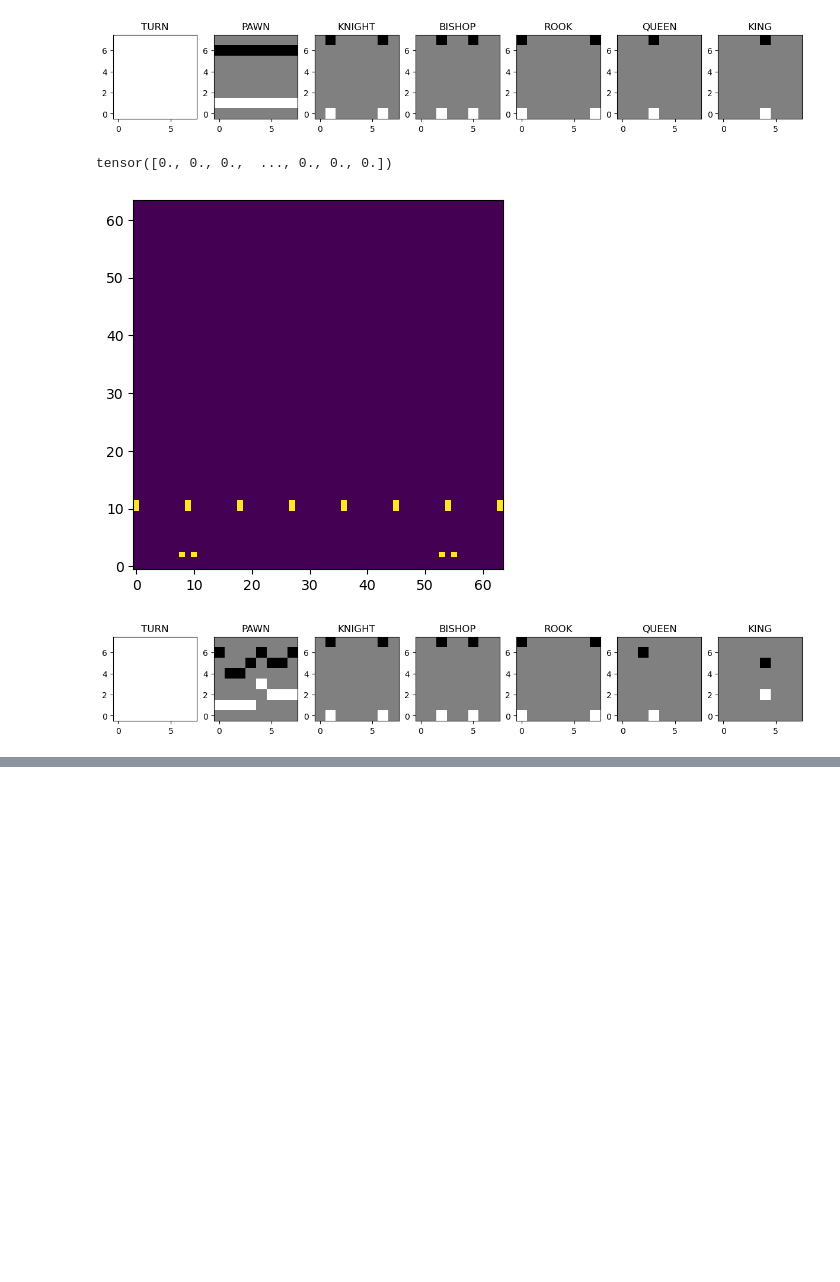
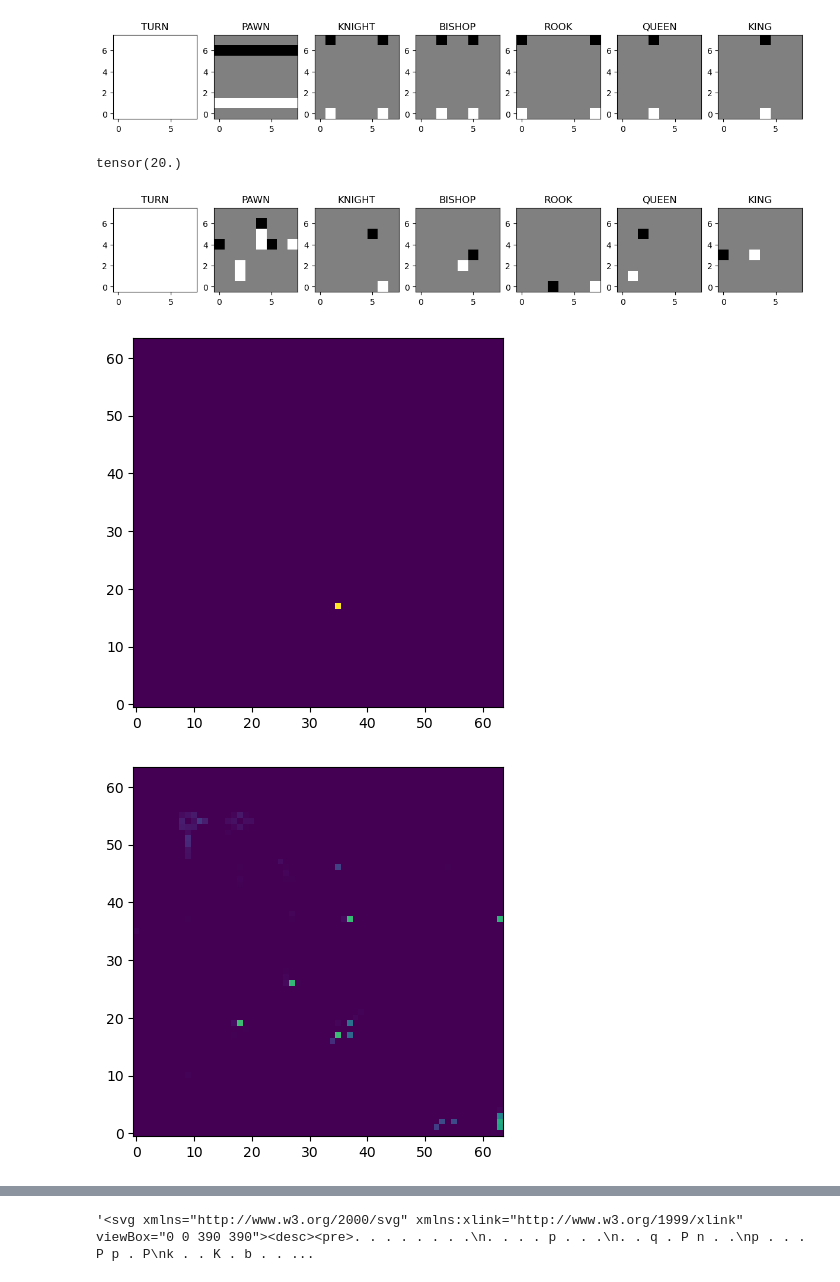
Before and after one commit to krkartikay/chess-sl, a Jupyter notebook: visualizations.ipynb, the cells around one changed output, grey strips where cells are left out. Cells and saved outputs as stored; diff of their text form; code cells hidden in the pictures; blank space fills up the shorter version.

Commit message:
Visualizations

```diff
--- a/visualizations.ipynb
+++ b/visualizations.ipynb
@@ -3,7 +3,7 @@ import torch
 from model import *
 # %%
 model = ChessModel()
-with open("results/exp_dev/model.pt", "rb") as model_file:
+with open("results/exp_dev/model_015.pt", "rb") as model_file:
     model.load_state_dict(torch.load(model_file))
 model
 # %% [output]
@@ -45,11 +46,11 @@ plot_pos_tensor(tensor)
 moves_start = torch.zeros(64*64)
 valid_actions_start = [move_to_action(move) for move in board.legal_moves]
 moves_start[valid_actions_start] = 1
-moves_start
+moves_start.sum()
 # %% [output]
-tensor([0., 0., 0.,  ..., 0., 0., 0.])
+tensor(20.)
 # %%
-def plot_move_set(moves: torch.tensor):
+def plot_move_set(moves: torch.Tensor):
     moves_view = torch.zeros(64, 64)
     for start_row in range(8):
         for start_col in range(8):
@@ -57,12 +58,28 @@ def plot_move_set(moves: torch.tensor):
                 for end_col in range(8):
                     action_num = (start_row+start_col*8)*64+(end_row+end_col*8)
                     moves_view[start_col*8+end_col][start_row*8+end_row] = moves[action_num]
-    plt.imshow(moves_view, origin="lower")
+    plt.imshow(moves_view, origin="lower", vmin=0, vmax=1)
+    plt.show()
 # %%
 plot_move_set(moves_start)
-# %% [output]
-[figure, removed]
+# %%
+def plot_board_moves(board: chess.Board, probs: torch.Tensor, k=20):
+    arrows = []
+    probs, actions = torch.topk(probs, k)
+    for prob, action in zip(probs, actions):
+        arrow_color = f"#009900{int(prob*128):02x}"
+        move = action_to_move(action.item(), board)
+        print(move, prob)
+        arrows.append(chess.svg.Arrow(move.from_square, move.to_square, color=arrow_color))
+    return chess.svg.board(board, arrows=arrows)
 # %%
-plot_pos_tensor(positions[20])
+idx = 142
+plot_pos_tensor(positions[idx])
+plot_move_set(valid_moves[idx])
+move_probs = model(positions[[idx]])[0].detach()
+plot_move_set(move_probs)
+plot_board_moves(tensor_to_board(positions[idx]), move_probs, k=50)
 # %% [output]
-[figure, old version]
+[figure, new version]
+[figure, added]
+[figure, added]
@@ -68,0 +103 @@ plot_pos_tensor(positions[20])
+'<svg xmlns="http://www.w3.org/2000/svg" xmlns:xlink="http://www.w3.org/1999/xlink" viewBox="0 0 390 390"><desc><pre>. . . . . . . .\n. . . . p . . .\n. . q . P n . .\np . . . P p . P\nk . . K . b . . ...
```
Also changed, not shown: parts of 6 cells of this notebook, 1 other file.
